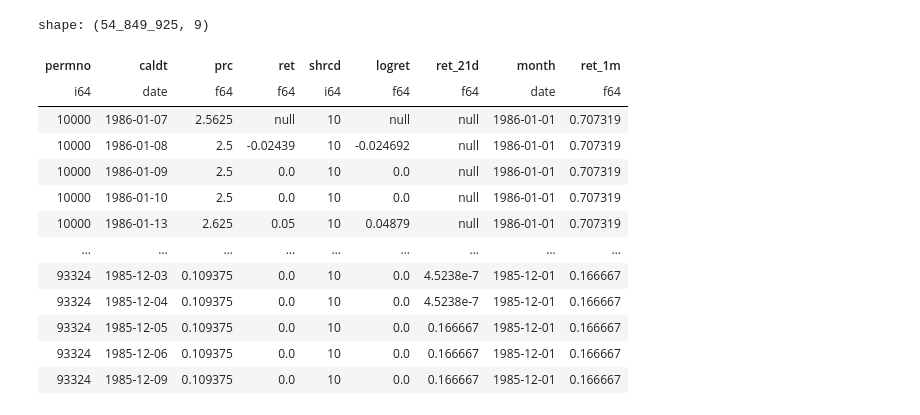
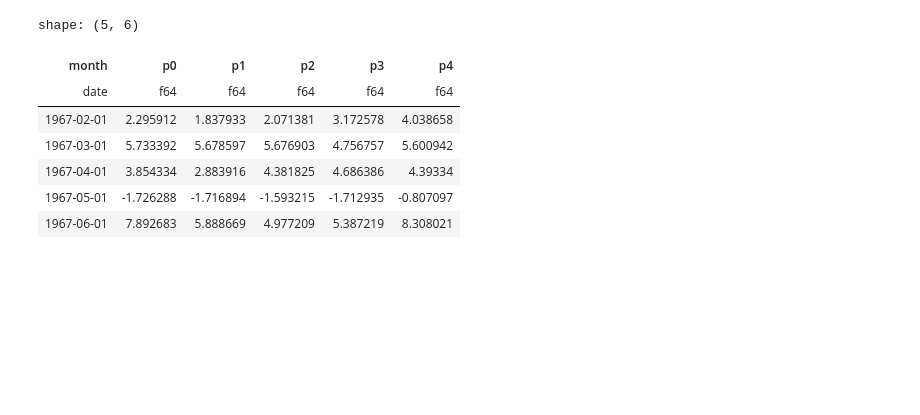
Before and after one commit to josholdroyd/585-seasonality, a Jupyter notebook: signal_research.ipynb, the cells around one changed output. Saved outputs shown, nothing was run; the diff lists cells and outputs as text; code cells hidden in the pictures; blank space fills up the shorter version.

```diff
--- a/signal_research.ipynb
+++ b/signal_research.ipynb
@@ -78,14 +27,4 @@ shape: (54_849_925, 6)
 # %%
-# create ret_21d monthly returns on daily basis for extension
-
-df = (
-    df
-    .sort(['permno','caldt'])
-    .with_columns(
-        pl.col('logret').rolling_sum(window_size=21).over('permno').exp().sub(1).alias('ret_21d')
-    )
-)
-
 # create ret_1m monthly returns for replication
 
 df = (
@@ -98,20 +37,3 @@ df = (
     )
     .sort(['permno','month'])
 )
-
-df
-# %% [output]
-shape: (54_849_925, 9)
-| permno | caldt | prc | ret | shrcd | logret | ret_21d | month | ret_1m |
-| i64 | date | f64 | f64 | i64 | f64 | f64 | date | f64 |
-| 10000 | 1986-01-07 | 2.5625 | null | 10 | null | null | 1986-01-01 | 0.707319 |
-| 10000 | 1986-01-08 | 2.5 | -0.02439 | 10 | -0.024692 | null | 1986-01-01 | 0.707319 |
-| 10000 | 1986-01-09 | 2.5 | 0.0 | 10 | 0.0 | null | 1986-01-01 | 0.707319 |
-| 10000 | 1986-01-10 | 2.5 | 0.0 | 10 | 0.0 | null | 1986-01-01 | 0.707319 |
-| 10000 | 1986-01-13 | 2.625 | 0.05 | 10 | 0.04879 | null | 1986-01-01 | 0.707319 |
-| … | … | … | … | … | … | … | … | … |
-| 93324 | 1985-12-03 | 0.109375 | 0.0 | 10 | 0.0 | 4.5238e-7 | 1985-12-01 | 0.166667 |
-| 93324 | 1985-12-04 | 0.109375 | 0.0 | 10 | 0.0 | 4.5238e-7 | 1985-12-01 | 0.166667 |
-| 93324 | 1985-12-05 | 0.109375 | 0.0 | 10 | 0.0 | 0.166667 | 1985-12-01 | 0.166667 |
-| 93324 | 1985-12-06 | 0.109375 | 0.0 | 10 | 0.0 | 0.166667 | 1985-12-01 | 0.166667 |
-| 93324 | 1985-12-09 | 0.109375 | 0.0 | 10 | 0.0 | 0.166667 | 1985-12-01 | 0.166667 |
@@ -117,0 +95,40 @@ shape: (54_849_925, 9)
+# %%
+# quintile sort each month on the seasonality signal, compute equal weight and vw returns
+
+port = (
+    mdf
+    .with_columns(
+        pl.col('seasonal_signal')
+          .qcut(5, labels=[f'p{i}' for i in range(5)])
+          .over('month')
+          .alias('port'),
+        (pl.col('melag') * pl.col('ret_1m')).alias('meret'),
+    )
+    .group_by(['month','port'])
+    .agg(
+        (pl.col('ret_1m') * 100).mean().alias('ewret'),
+        (pl.col('meret')  * 100).sum().alias('vwret_num'),
+        pl.col('melag').sum().alias('wtotal'),
+        pl.len().alias('n'),
+    )
+    .with_columns(
+        (pl.col('vwret_num') / pl.col('wtotal')).alias('vwret')
+    )
+    .sort(['month','port'])
+).collect(engine='streaming')
+
+# pivot to wide for visualization purposes
+
+ew = port.pivot(index='month', on='port', values='ewret').sort('month')
+vw = port.pivot(index='month', on='port', values='vwret').sort('month')
+
+ew.head()
+# %% [output]
+shape: (5, 6)
+| month | p0 | p1 | p2 | p3 | p4 |
+| date | f64 | f64 | f64 | f64 | f64 |
+| 1967-02-01 | 2.295912 | 1.837933 | 2.071381 | 3.172578 | 4.038658 |
+| 1967-03-01 | 5.733392 | 5.678597 | 5.676903 | 4.756757 | 5.600942 |
+| 1967-04-01 | 3.854334 | 2.883916 | 4.381825 | 4.686386 | 4.39334 |
+| 1967-05-01 | -1.726288 | -1.716894 | -1.593215 | -1.712935 | -0.807097 |
+| 1967-06-01 | 7.892683 | 5.888669 | 4.977209 | 5.387219 | 8.308021 |
```
Also changed, not shown: parts of 13 cells of this notebook.
